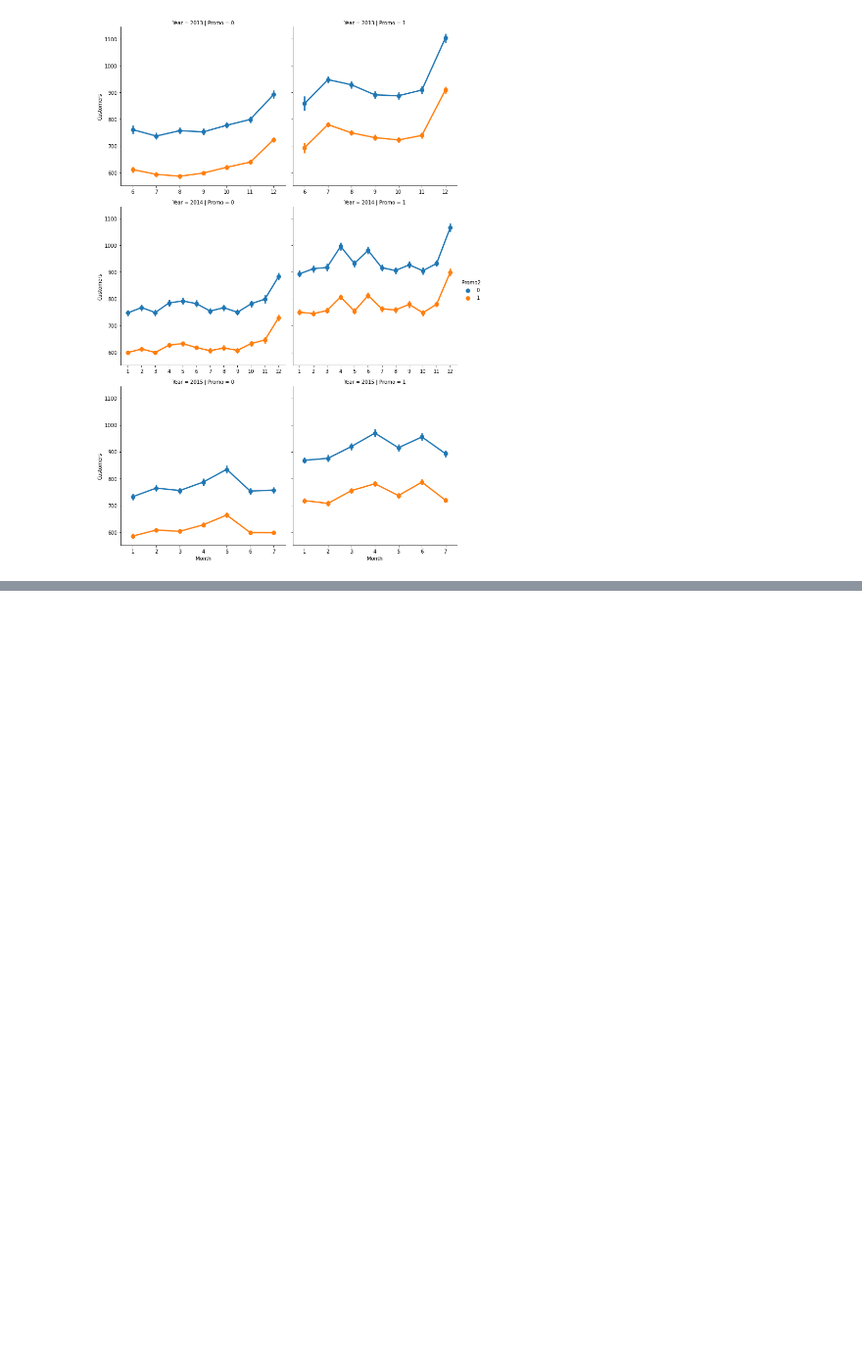
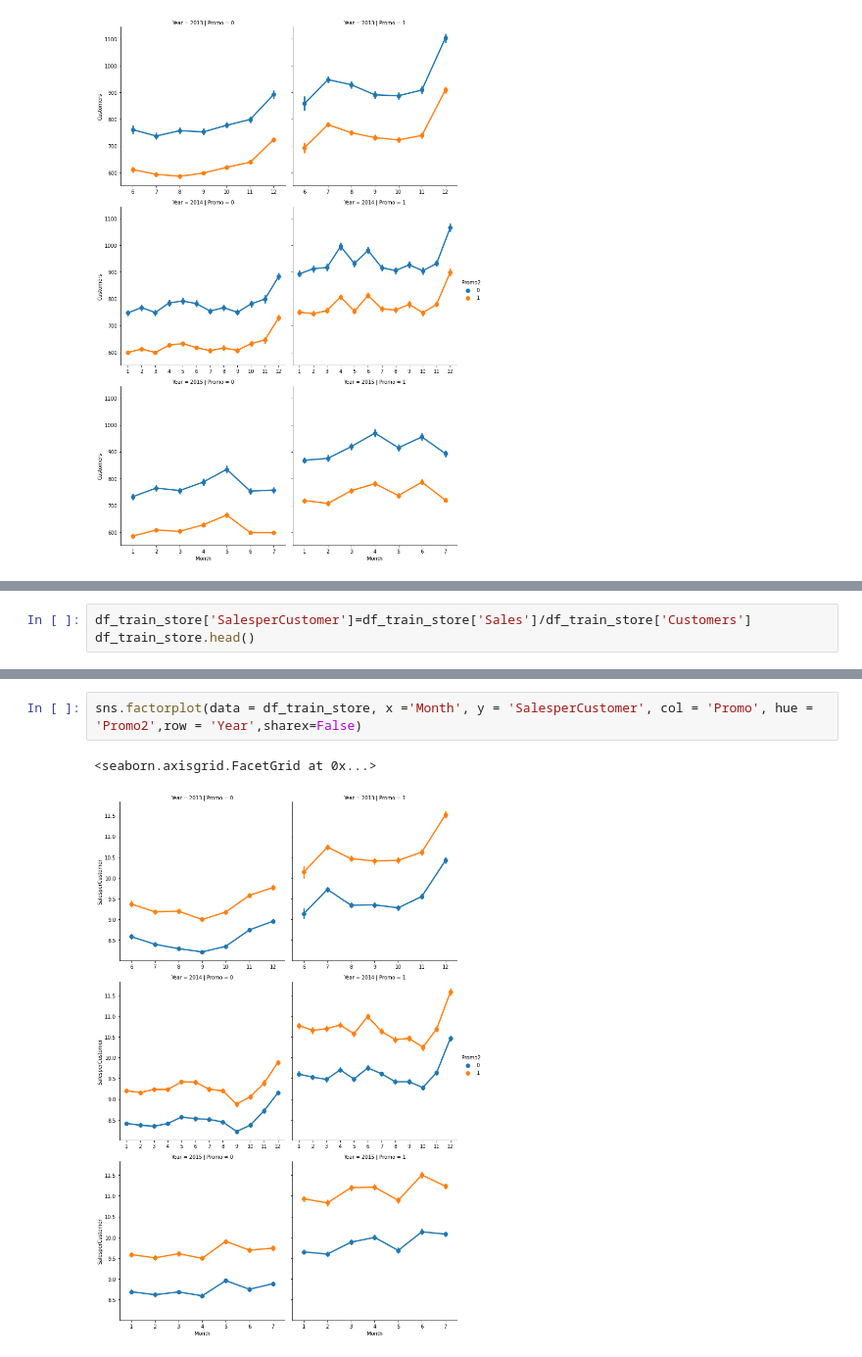
Before and after one commit to nebasam/Forecasting-Sales, a Jupyter notebook: notebooks/forecast.ipynb, the cells around one changed output, grey strips where cells are left out. Shown: that part at 98% size. Drawn from its saved outputs; the diff is of its cells as text; blank space fills up the shorter version.

Commit message:
computes sales per customer column

```diff
--- a/notebooks/forecast.ipynb
+++ b/notebooks/forecast.ipynb
@@ -375,0 +380,3 @@ sns.factorplot(data = df_train_store, x ="Month", y = 'Customers',col = 'Promo',
+# %%
+df_train_store['SalesperCustomer']=df_train_store['Sales']/df_train_store['Customers']
+df_train_store.head()
@@ -375,0 +390,5 @@ sns.factorplot(data = df_train_store, x ="Month", y = 'Customers',col = 'Promo',
+# %%
+sns.factorplot(data = df_train_store, x ='Month', y = 'SalesperCustomer', col = 'Promo', hue = 'Promo2',row = 'Year',sharex=False)
+# %% [output]
+<seaborn.axisgrid.FacetGrid at 0x...>
+[figure, added]
```
Also changed, not shown: parts of 4 cells of this notebook.
